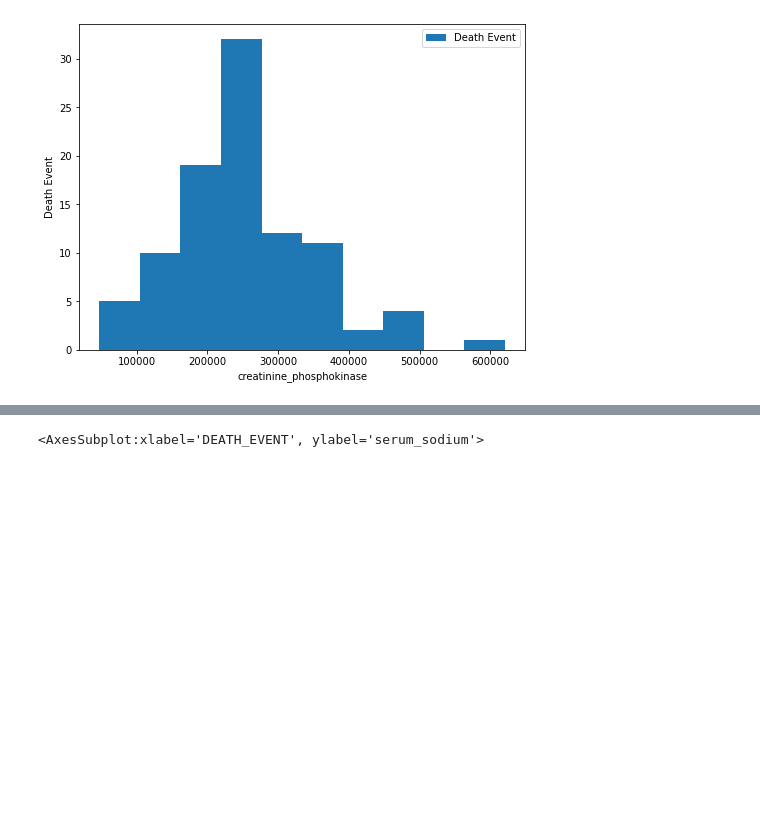
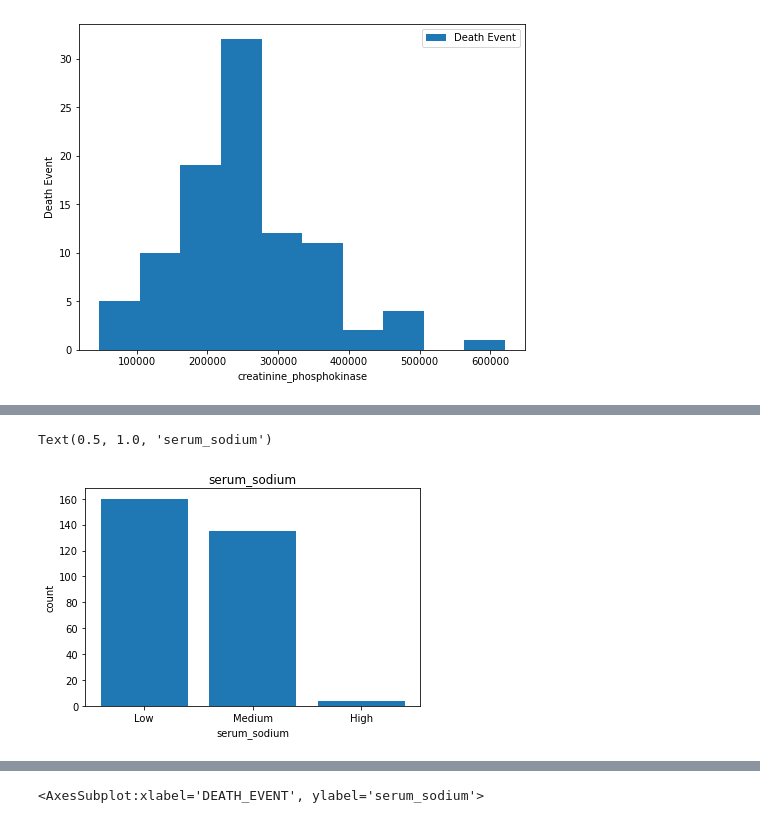
Before and after one commit to Abeeha11/IDS_Term_Project, a Jupyter notebook: Heart_Failure_Prediction.ipynb, the cells around one changed output, grey strips where cells are left out. Saved outputs shown, nothing was run; the diff lists cells and outputs as text; code cells hidden in the pictures; blank space fills up the shorter version.

```diff
--- a/Heart_Failure_Prediction.ipynb
+++ b/Heart_Failure_Prediction.ipynb
@@ -169,0 +160,3 @@ sns.boxplot(x='high_blood_pressure', y="serum_sodium",hue = 'DEATH_EVENT', data=
+# %%
+bins = np.linspace(min(heartdf['serum_sodium']),max(heartdf['serum_sodium']),4)
+bins
@@ -169,0 +165,5 @@ sns.boxplot(x='high_blood_pressure', y="serum_sodium",hue = 'DEATH_EVENT', data=
+# %%
+group_names = ['Low','Medium','High']
+# %%
+heartdf['serum_sodium'] = pd.cut(heartdf['serum_sodium'],bins,labels=group_names, include_lowest=True)
+heartdf[['serum_sodium','serum_sodium']].head(10)
@@ -169,0 +182,13 @@ sns.boxplot(x='high_blood_pressure', y="serum_sodium",hue = 'DEATH_EVENT', data=
+# %%
+%matplotlib inline
+import matplotlib as plt
+from matplotlib import pyplot
+
+pyplot.bar(group_names,heartdf['serum_sodium'].value_counts())
+
+plt.pyplot.xlabel('serum_sodium')
+plt.pyplot.ylabel('count')
+plt.pyplot.title('serum_sodium')
+# %% [output]
+Text(0.5, 1.0, 'serum_sodium')
+[figure, added]
```
Also changed, not shown: parts of 10 cells of this notebook.
